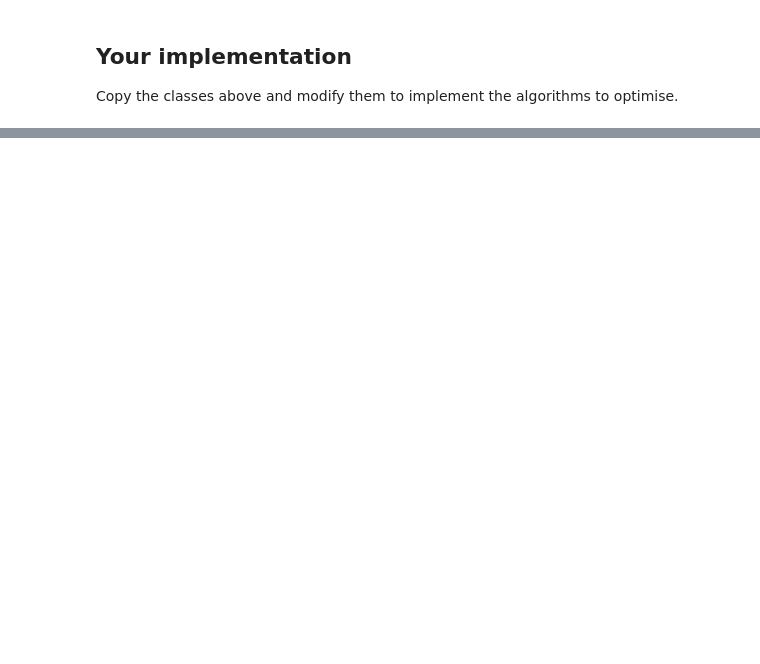
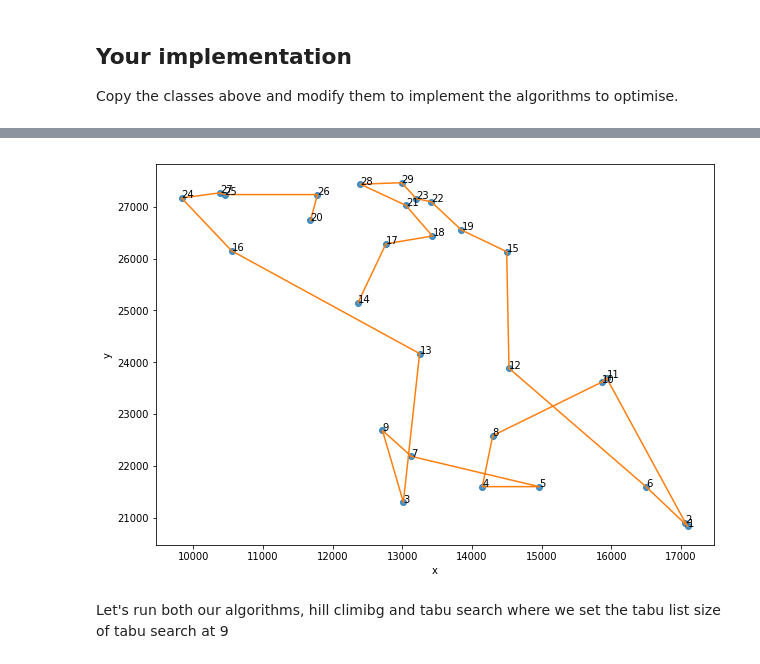
Before and after one commit to KeremAslan/tsp-training, a Jupyter notebook: Optimisation Solution.ipynb, the cells around one changed output, grey strips where cells are left out. Drawn from its saved outputs; the diff is of its cells as text; code cells hidden in the pictures; blank space fills up the shorter version.

```diff
--- a/Optimisation Solution.ipynb
+++ b/Optimisation Solution.ipynb
@@ -495,0 +677,6 @@ Looks better doesn't it ! Our route has a total distance of 30920 km. And it doe
+# %%
+tsp_problem.visualize(best=True)
+# %% [output]
+[figure, added]
+# %% [markdown]
+Let's run both our algorithms, hill climibg and tabu search where we set the tabu list size of tabu search at 9
```
Also changed, not shown: parts of 18 cells of this notebook, 1 other file.
